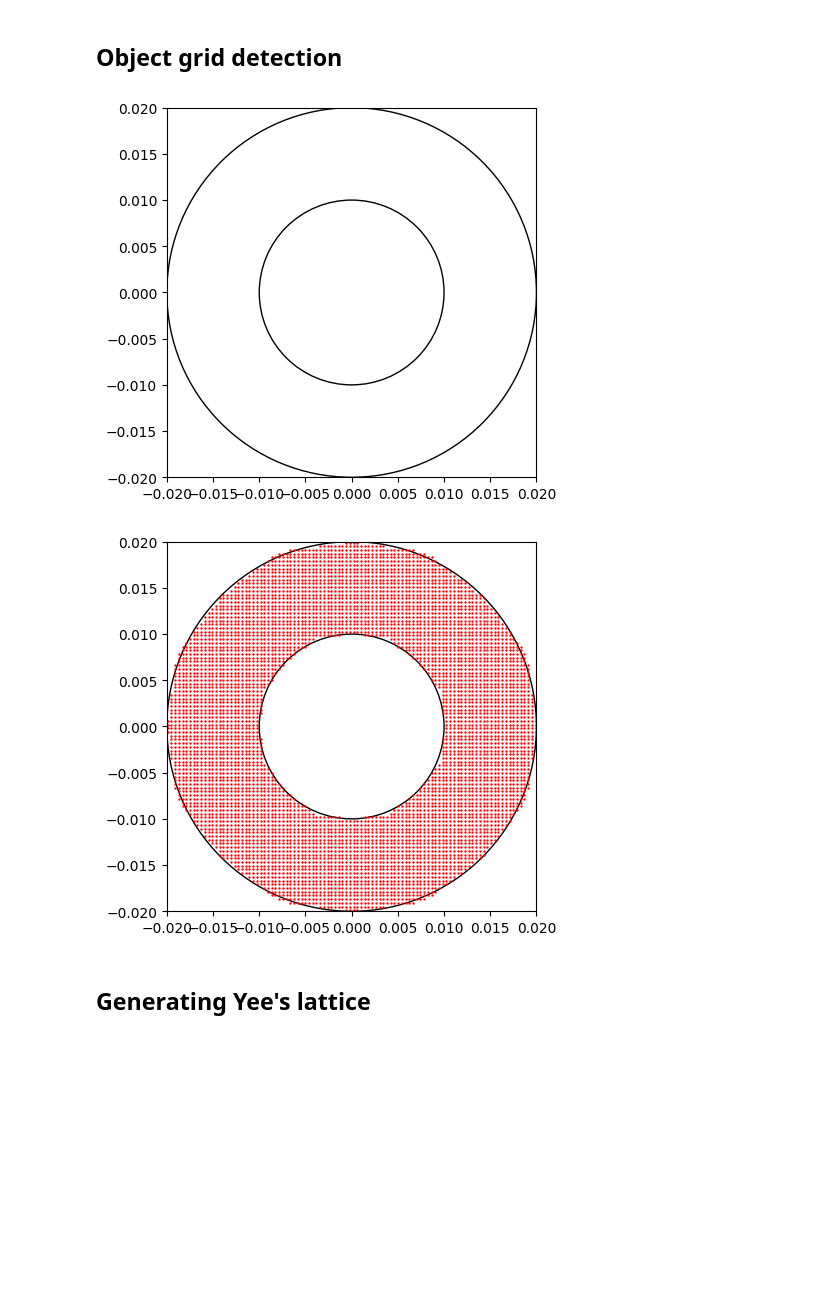
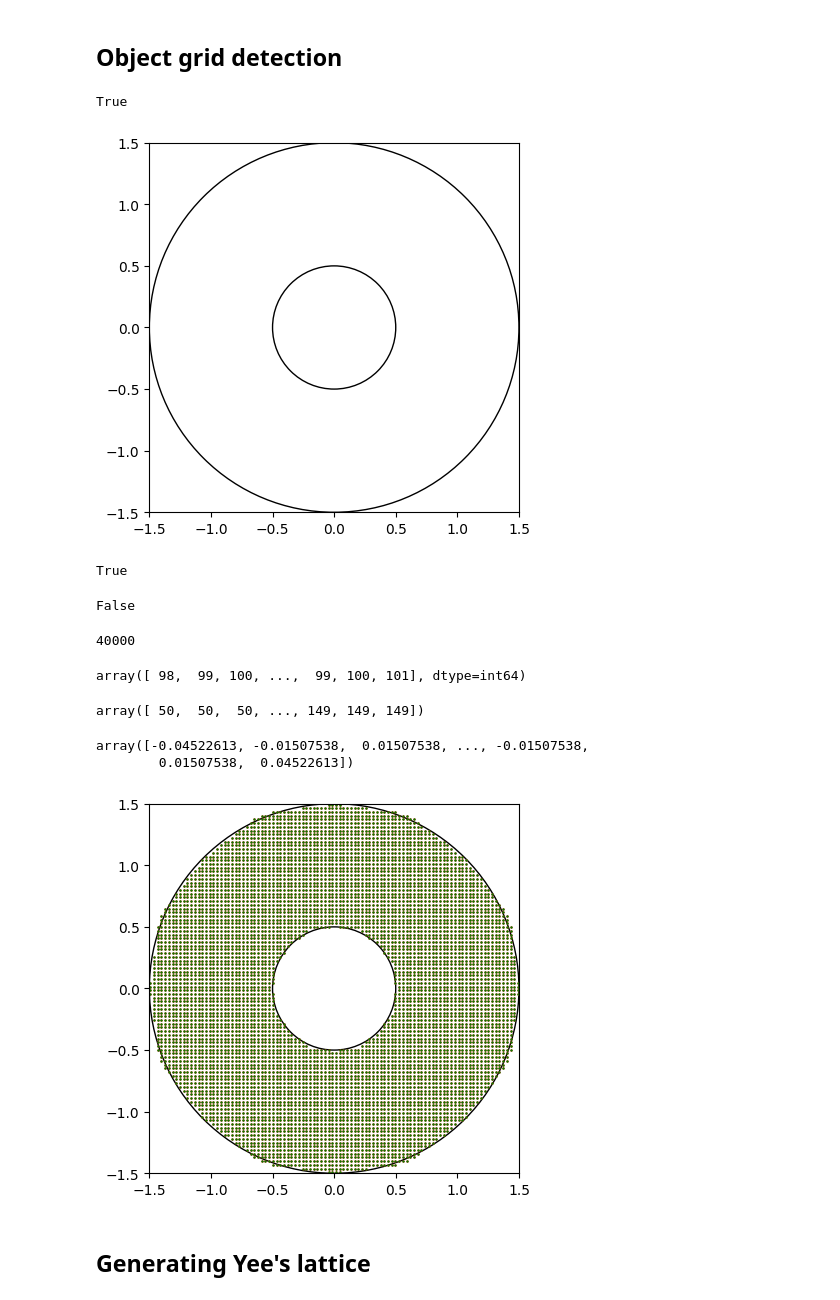
Before and after one commit to HYUNSEONG-KIM/invisible-matter-fdtd, a Jupyter notebook: examples/fdtd_test.ipynb, the cells around one changed output. Cells and saved outputs as stored; diff of their text form; code cells hidden in the pictures; blank space fills up the shorter version.

```diff
--- a/examples/fdtd_test.ipynb
+++ b/examples/fdtd_test.ipynb
@@ -411,3 +416,10 @@ from matplotlib.path import Path
+# %%
+isinstance(a, Iterable)
+# %% [output]
+True
+# %%
+r2 = 3
+r1 = 1
 # %%
 #Ellipse
 a = r2
@@ -437,7 +449,15 @@ ax.set_xlim(-a/2, a/2)
 ax.set_aspect('equal', adjustable='box')
 plt.show()
 # %% [output]
-[figure, old version]
+[figure, new version]
+# %%
+e_path_out_poly.contains_path(e_path_in_poly)
+# %% [output]
+True
+# %%
+e_path_in.contains_path(e_path_out)
+# %% [output]
+False
 # %%
 yline = np.linspace(-b,b, 200)
 xline = np.linspace(-a,a, 200)
@@ -452,20 +472,41 @@ p_index = np.logical_xor(p_index_out, p_index_in) # Eleiminate inside hole grid
 index = np.where(p_index)[0]
 inside = points[index]
 scatter_points = inside.T
+# %%
+nx, ny = mesh_x.shape
+nx*ny
+# %% [output]
+40000
+# %%
+index%nx
+# %% [output]
+array([ 98,  99, 100, ...,  99, 100, 101], dtype=int64)
+# %%
+(index/nx).astype(int)
+# %% [output]
+array([ 50,  50,  50, ..., 149, 149, 149])
+# %%
+mesh_x[(index/nx).astype(int), index%nx]
+# %% [output]
+array([-0.04522613, -0.01507538,  0.01507538, ..., -0.01507538,
+        0.01507538,  0.04522613])
 # %%
 fig, ax = plt.subplots()
 e_polygon_out = PathPatch(e_path_out_poly, facecolor='none')
 e_polygon_in = PathPatch(e_path_in_poly, facecolor='none')
 ax.add_patch(e_polygon_out)
 ax.add_patch(e_polygon_in)
 ax.scatter(scatter_points[0], scatter_points[1], c="r", s=0.5)
+ax.scatter(
+    mesh_x[(index/nx).astype(int), index%nx],
+    mesh_y[(index/nx).astype(int), index%nx], c="g", s=0.5)
 ax.set_ylim(-b/2, b/2)
 ax.set_xlim(-a/2, a/2)
 
 ax.set_aspect('equal', adjustable='box')
 plt.show()
 # %% [output]
-[figure, old version]
+[figure, new version]
 # %% [markdown]
 ## Generating Yee's lattice
 # %%
```
Also changed, not shown: parts of 11 cells of this notebook, 7 other files.
